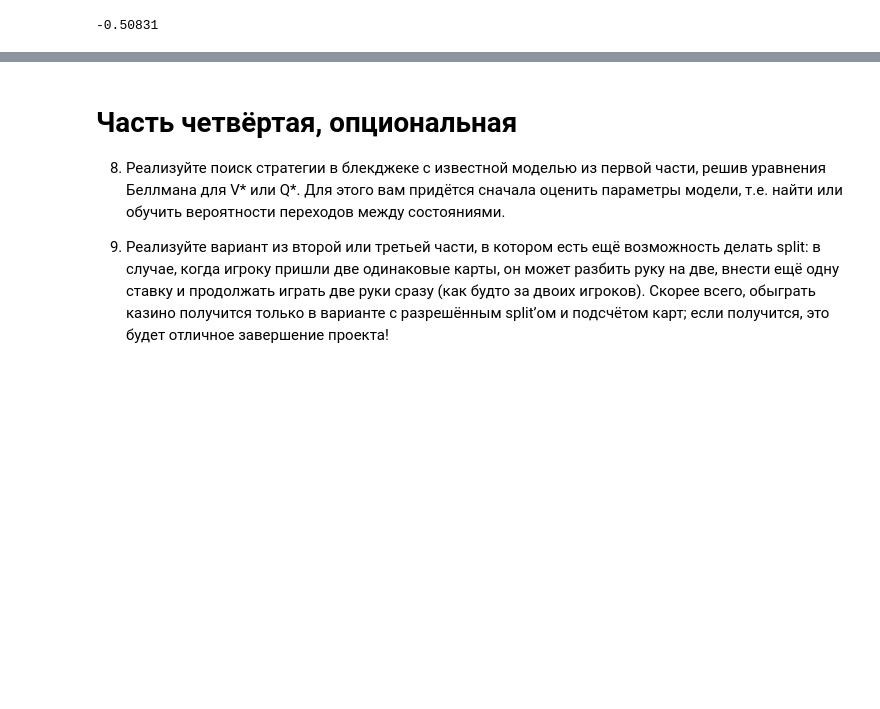
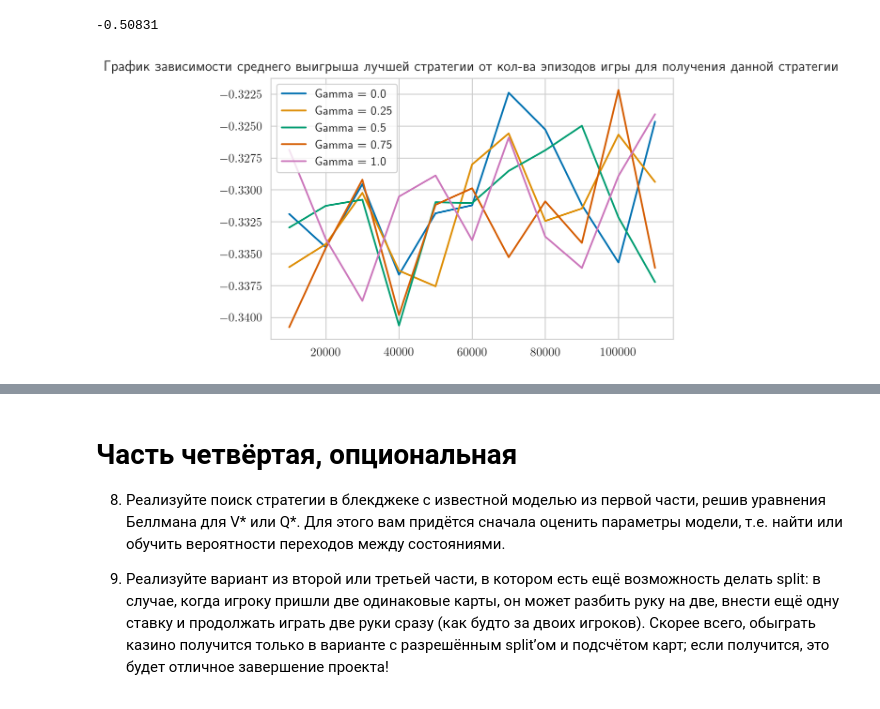
Before and after one commit to MikhailYeka/adv_rl_hws, a Jupyter notebook: hw1.ipynb, the cells around one changed output, grey strips where cells are left out. Saved outputs shown, nothing was run; the diff lists cells and outputs as text; code cells hidden in the pictures; blank space fills up the shorter version.

```diff
--- a/hw1.ipynb
+++ b/hw1.ipynb
@@ -693,29 +692,22 @@ average_reward_best_strategy(best_policy, Q_for_best_policy, game)
 # %%
 #  Посмотрим, насколько хорошо выучивается алгоритм за разное количество игр
 
-gammas = list(np.arange(0., 1.2, 0.2))
-episodes = list(range(10_000, 120_000, 10_000))
-best_rewards = defaultdict(lambda: defaultdict(list))
+gammas = list(np.arange(0., 1.2, 0.25))
+best_rewards = dict()
 
 for gamma in gammas:
-    best_policies = monte_carlo_control_estimation(
+    best_rewards[gamma] = monte_carlo_control_estimation(
         num_episodes=episodes[-1], strategy=eps_greedy_strategy,
-        epsilon=0.5, gamma=gamma,
+        epsilon=0.9, gamma=gamma,
         game_name=INFINITE_GAME_NAME,
     )
-    for i, n_episodes in enumerate(episodes):
-        best_rewards[gamma]['n_episodes'].append(best_policies[i][0])
-        best_rewards[gamma]['reward'].append(
-            average_reward_best_strategy(
-                Q=best_policies[i][1],
-                strategy=best_policies[i][2],
-                game=best_policies[i][3])
-        )
 # %%
 plt.title('График зависимости среднего выигрыша лучшей стратегии от кол-ва эпизодов игры для получения данной стратегии')
 for gamma in gammas:
     plt.plot(best_rewards[gamma]['n_episodes'], best_rewards[gamma]['reward'], label=f'Gamma = {gamma}')
-plt.xlabel('n_episodes')
-plt.ylabel('reward')
+# plt.xlabel('n_episodes')
+# plt.ylabel('reward')
 plt.legend()
 plt.show()
+# %% [output]
+[figure, added]
```
Also changed, not shown: parts of 17 cells of this notebook.
